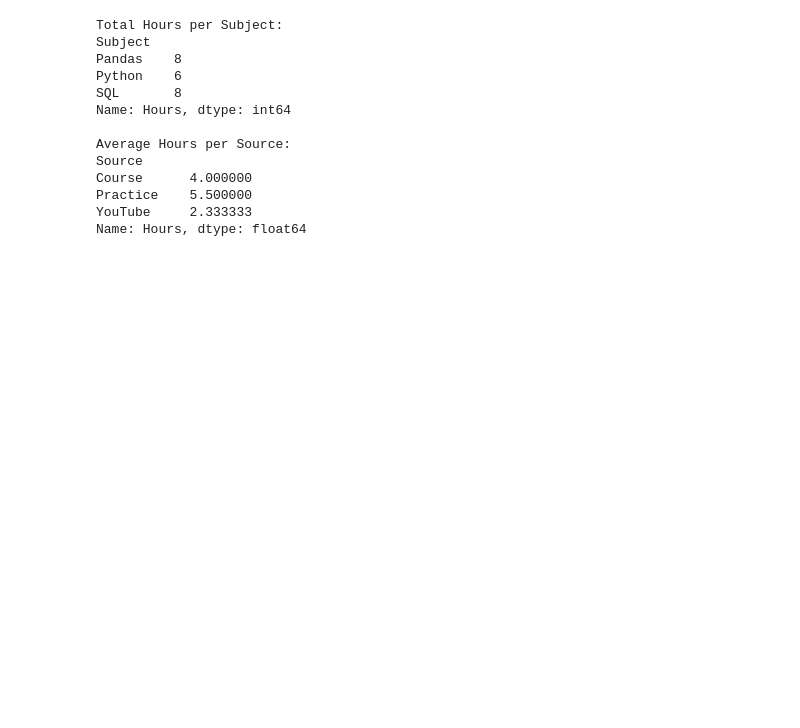
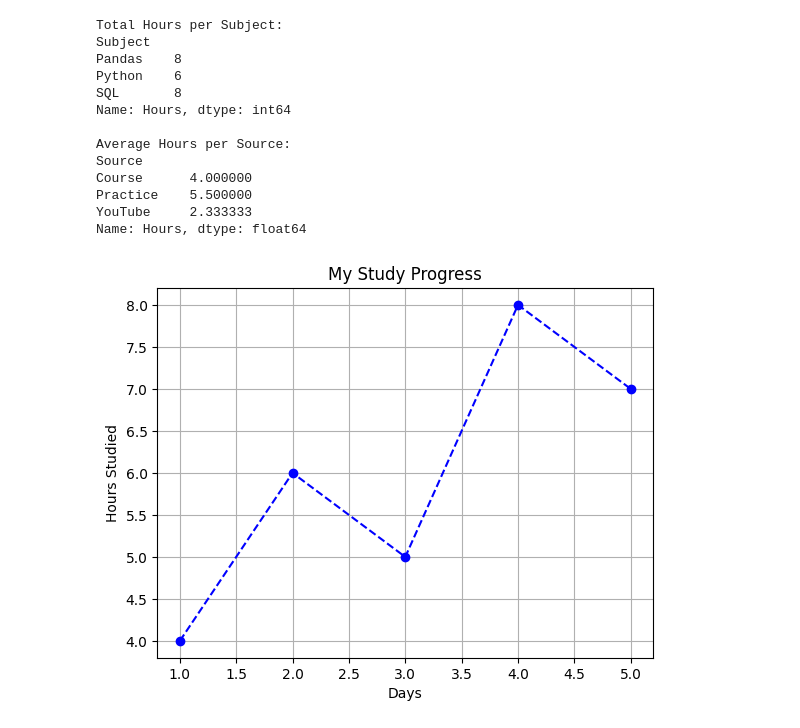
Before and after one commit to ParulDS-Sydney/Google-Python-Solved-queries, a Jupyter notebook: Welcome_To_Colab.ipynb, the cells around one changed output. Drawn from its saved outputs; the diff is of its cells as text; code cells hidden in the pictures; blank space fills up the shorter version.

```diff
--- a/Welcome_To_Colab.ipynb
+++ b/Welcome_To_Colab.ipynb
@@ -190,3 +190,17 @@ Course      4.000000
 Practice    5.500000
 YouTube     2.333333
 Name: Hours, dtype: float64
+# %%
+#Line plot#
+import matplotlib.pyplot as plt
+days = [1, 2, 3, 4, 5]
+hours = [4, 6, 5, 8, 7]
+
+plt.plot(days, hours, marker='o', color='b', linestyle='--')
+plt.title('My Study Progress')
+plt.xlabel('Days')
+plt.ylabel('Hours Studied')
+plt.grid(True)
+plt.show()
+# %% [output]
+[figure, added]
```
